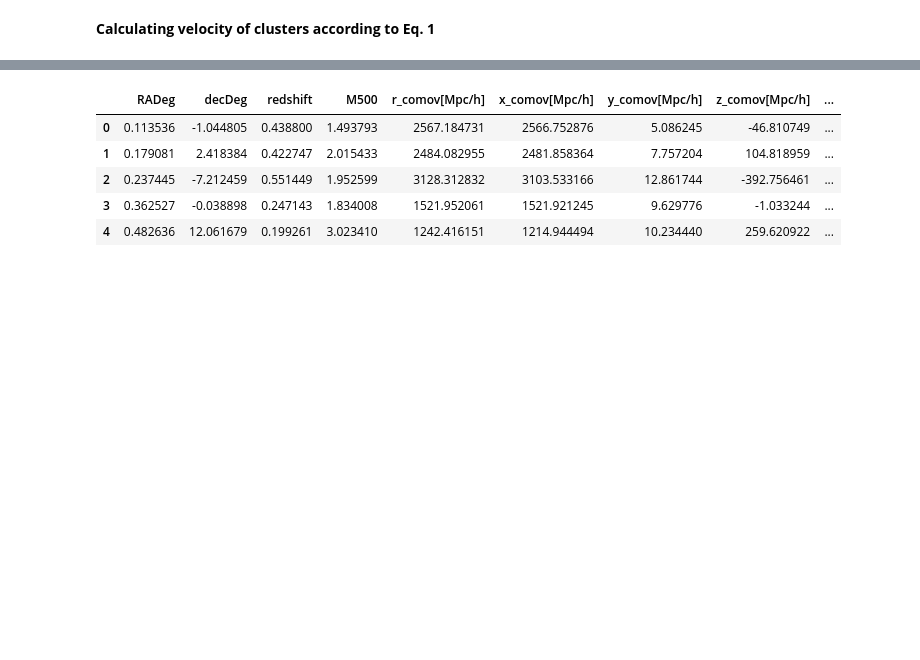
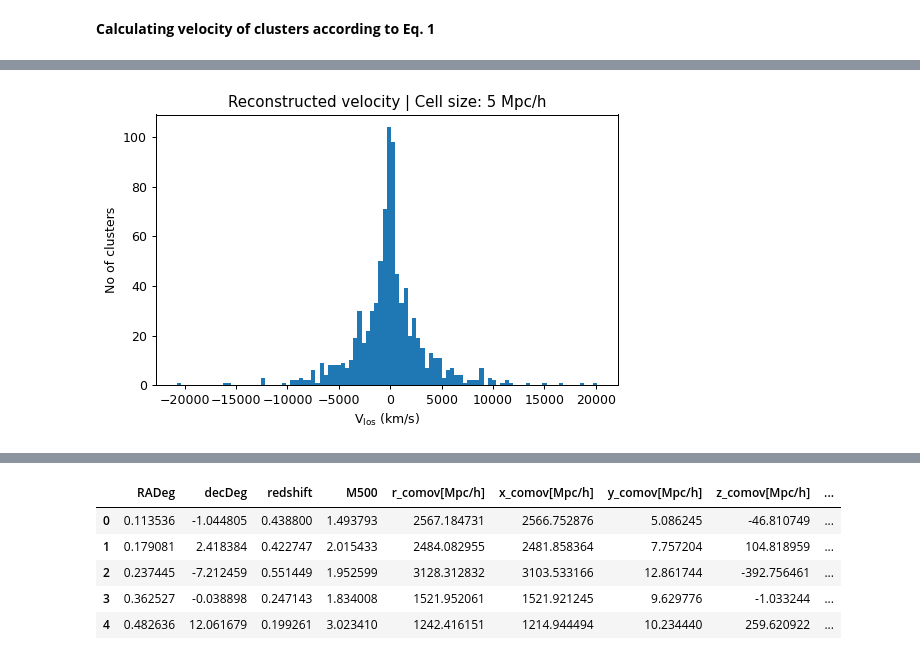
Before and after one commit to awaismirza92/velocity-reconstruction-and-kinetic-SZ, a Jupyter notebook: codes_for_ACT/ACT_vel_calc.ipynb, the cells around one changed output, grey strips where cells are left out. Saved outputs shown, nothing was run; the diff lists cells and outputs as text; code cells hidden in the pictures; blank space fills up the shorter version.

```diff
--- a/codes_for_ACT/ACT_vel_calc.ipynb
+++ b/codes_for_ACT/ACT_vel_calc.ipynb
@@ -474,0 +500,90 @@ Wall time: 44.9 s
+# %%
+%%time
+cores = 64
+b = 2                                #bias for LOWZ & CMASS galaxies as taken by Tanimura et al. 2020
+
+clus_mass_bins_results = pd.DataFrame(columns=['Cell Size',
+                                'Cube Size', 'Clusters',
+                                'Slope - Vlos', 'Error - Slope - Vlos',
+                                'Intercept - Vlos', 'Scatter - Vlos'])
+
+
+# clus_cube_sizes = [400000, 500000, 60000]
+for clus_cube_size in [200000]:
+    for cell_size in [5000, 10000]:                       #kpc/h, size of pixel or cell
+#     for cell_size in [10000]:
+
+        t = time.time()
+        print(cell_size, clus_cube_size)
+
+        radius = int(clus_cube_size//2e3)
+        df_act_clus_available = df_clus_available_func(radius)
+
+
+        vel_terms = vel_terms_calc(cell_size, clus_cube_size)
+        no_of_clus = len(df_act_clus_available)
+
+        clus_param = list(zip(df_act_clus_available['x_comov[kpc/h]'],
+                                df_act_clus_available['y_comov[kpc/h]'],
+                                df_act_clus_available['z_comov[kpc/h]'],
+                                df_act_clus_available['redshift'],
+                                [cell_size] * no_of_clus,
+                                [vel_terms]  * no_of_clus,
+                                [clus_cube_size] * no_of_clus
+                               ))
+        pool = multi.Pool(processes = cores)
+        v_est = pool.starmap(clus_velocity_calc, clus_param)
+
+
+        df_clusters_est_err = df_act_clus_available.copy()
+
+        df_clusters_est_err['vx_est[km/s]'] = [i[0] for i in v_est]
+        df_clusters_est_err['vy_est[km/s]'] = [i[1] for i in v_est]
+        df_clusters_est_err['vz_est[km/s]'] = [i[2] for i in v_est]
+
+        df_clusters_est_err['vx_est_err[km/s]'] = [i[3] for i in v_est]
+        df_clusters_est_err['vy_est_err[km/s]'] = [i[4] for i in v_est]
+        df_clusters_est_err['vz_est_err[km/s]'] = [i[5] for i in v_est]
+
+        df_clusters_est_err['r_mag[kpc/h]'] = np.sqrt(df_clusters_est_err['x_comov[kpc/h]']**2 +
+                                                      df_clusters_est_err['y_comov[kpc/h]']**2 +
+                                                      df_clusters_est_err['z_comov[kpc/h]']**2)
+
+        df_clusters_est_err['v_los_est[km/s]'] = (((df_clusters_est_err['vx_est[km/s]'] * df_clusters_est_err['x_comov[kpc/h]']) +
+                                                   (df_clusters_est_err['vy_est[km/s]'] * df_clusters_est_err['y_comov[kpc/h]']) +
+                                                   (df_clusters_est_err['vz_est[km/s]'] * df_clusters_est_err['z_comov[kpc/h]'])) /
+                                                    df_clusters_est_err['r_mag[kpc/h]'])
+
+        df_clusters_est_err['v_los_est_err[km/s]'] = \
+            np.sqrt((df_clusters_est_err['vx_est_err[km/s]'] * df_clusters_est_err['x_comov[kpc/h]'] / df_clusters_est_err['r_mag[kpc/h]'])**2 +
+                    (df_clusters_est_err['vy_est_err[km/s]'] * df_clusters_est_err['y_comov[kpc/h]'] / df_clusters_est_err['r_mag[kpc/h]'])**2 +
+                    (df_clusters_est_err['vz_est_err[km/s]'] * df_clusters_est_err['z_comov[kpc/h]'] / df_clusters_est_err['r_mag[kpc/h]'])**2)
+
+
+        plotting_func(df_clusters_est_err, cell_size, clus_cube_size)
+
+
+        df_clusters_est_err.to_csv(f'Data/with_vels/z_gt_4_lt_7_{radius}_{cell_size}.csv')
+
+# #         clear_output(wait=True)
+
+
+
+
+
+#         clus_mass_bins_results = clus_mass_bins_results.append({'Cell Size': cell_size,
+#                 'Cube Size': clus_cube_size,
+#                 'Clusters': no_of_clus,
+
+#                 'Slope - Vlos': round(param_los_scipy[0][0], 3),
+#                 'Error - Slope - Vlos': round(np.sqrt(param_los_scipy[1][0, 0]), 3),
+#                 'Intercept - Vlos': round(param_los_scipy[0][1], 3),
+#                 'Scatter - Vlos': 'Not-calculated',
+
+#                                                                                },
+#                 ignore_index=True)
+
+
+        print('Time taken:', time.time() - t)
+        print('\n')
+# %% [output]
@@ -474,0 +600 @@ Wall time: 44.9 s
+[figure, added]
```
Also changed, not shown: parts of 13 cells of this notebook.
